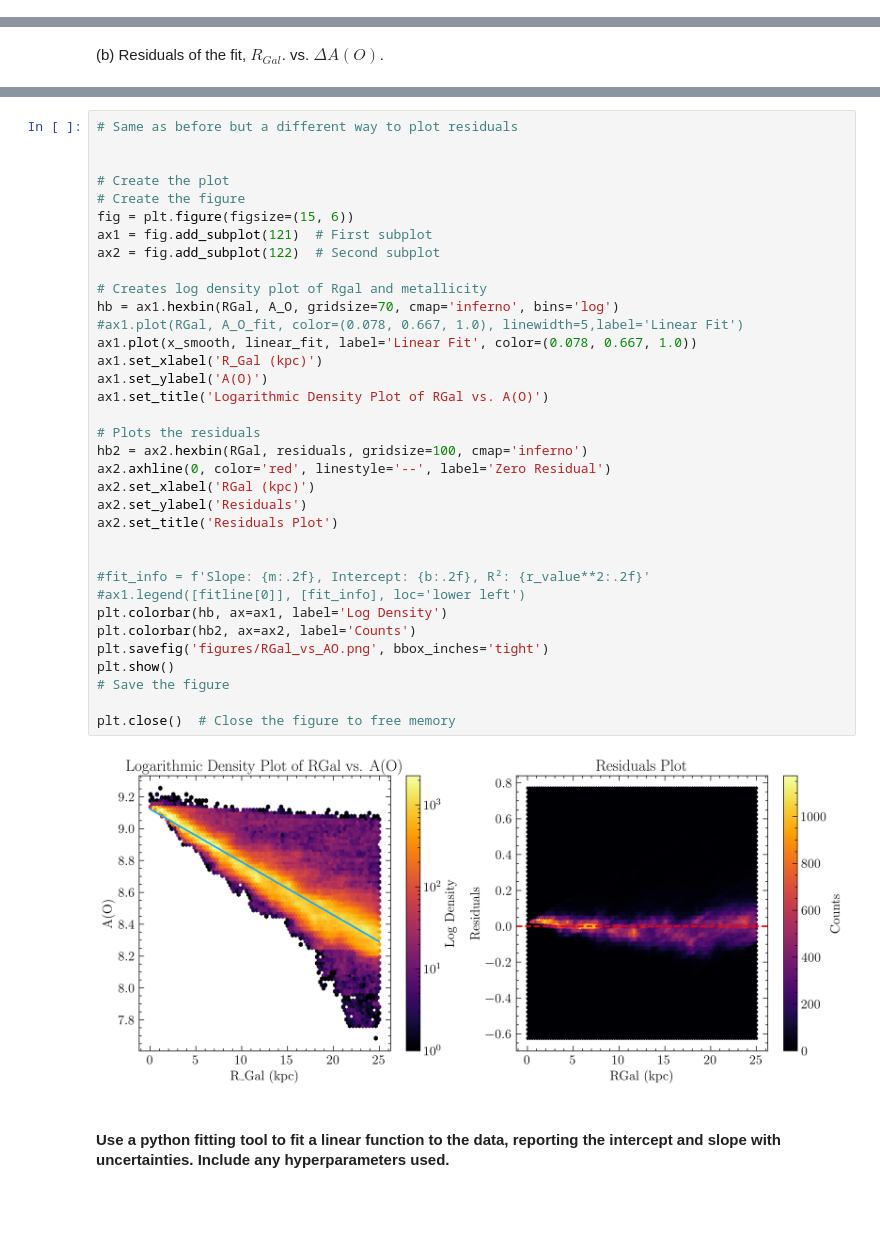
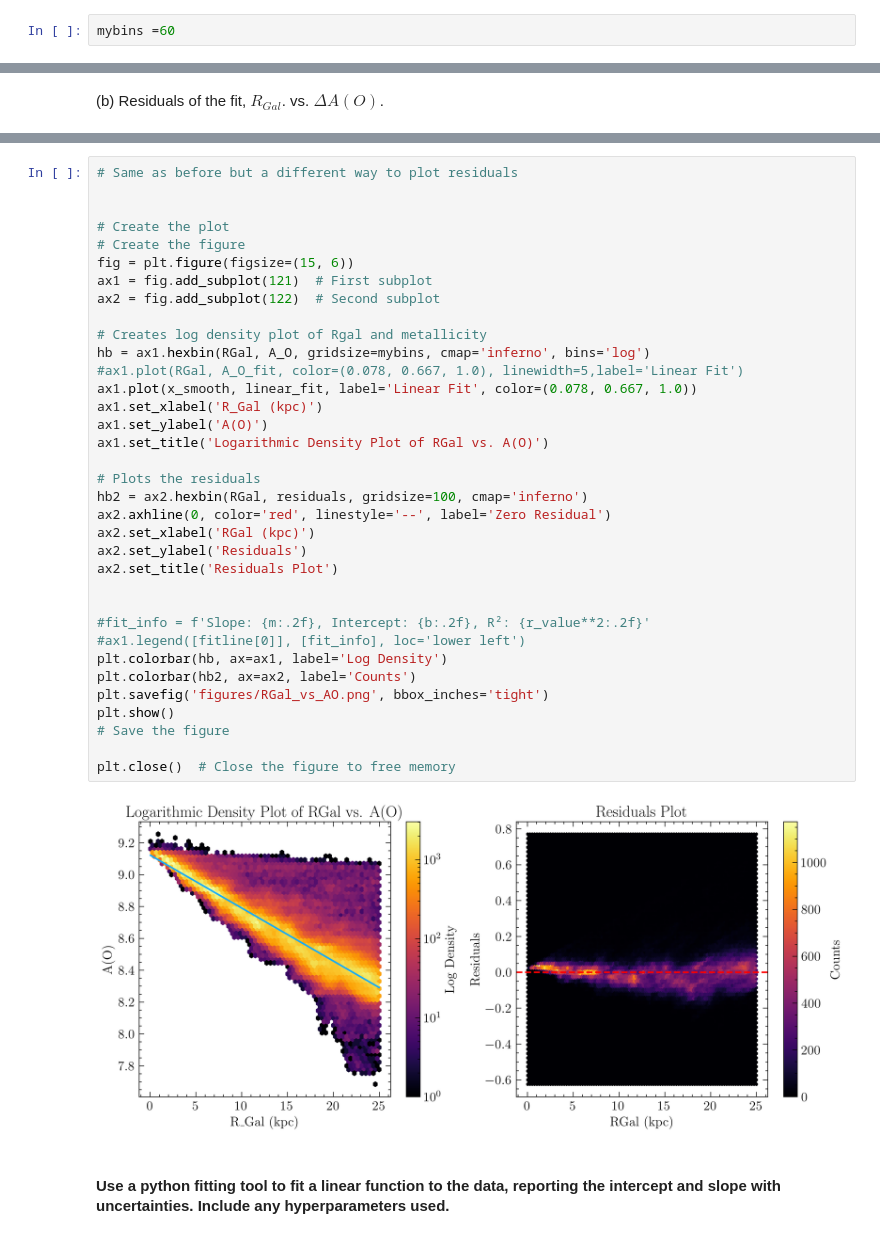
Before and after one commit to gkb21/ASTR4004_assignment3, a Jupyter notebook: assignment_3.ipynb, the cells around one changed output, grey strips where cells are left out. Cells and saved outputs as stored; diff of their text form; blank space fills up the shorter version.

```diff
--- a/assignment_3.ipynb
+++ b/assignment_3.ipynb
@@ -292,6 +292,8 @@ z = data_table['z']
 A_O = data_table['A_O']
 # Calculate RGal
 RGal = np.sqrt(x**2 + y**2 + z**2)
+# %%
+mybins =60
 # %%
 import statsmodels.api as sm
 
@@ -357,35 +359,35 @@ plt.close()  # Close the figure to free memory
 # Create the figure
 fig = plt.figure(figsize=(15, 6))
 ax1 = fig.add_subplot(121)  # First subplot
 ax2 = fig.add_subplot(122)  # Second subplot
 
 # Creates log density plot of Rgal and metallicity
-hb = ax1.hexbin(RGal, A_O, gridsize=70, cmap='inferno', bins='log')
+hb = ax1.hexbin(RGal, A_O, gridsize=mybins, cmap='inferno', bins='log')
 #ax1.plot(RGal, A_O_fit, color=(0.078, 0.667, 1.0), linewidth=5,label='Linear Fit')
 ax1.plot(x_smooth, linear_fit, label='Linear Fit', color=(0.078, 0.667, 1.0))
 ax1.set_xlabel('R_Gal (kpc)')
 ax1.set_ylabel('A(O)')
 ax1.set_title('Logarithmic Density Plot of RGal vs. A(O)')
 
 # Plots the residuals
 hb2 = ax2.hexbin(RGal, residuals, gridsize=100, cmap='inferno')
 ax2.axhline(0, color='red', linestyle='--', label='Zero Residual')
 ax2.set_xlabel('RGal (kpc)')
 ax2.set_ylabel('Residuals')
 ax2.set_title('Residuals Plot')
 
 
 #fit_info = f'Slope: {m:.2f}, Intercept: {b:.2f}, R²: {r_value**2:.2f}'
 #ax1.legend([fitline[0]], [fit_info], loc='lower left')
 plt.colorbar(hb, ax=ax1, label='Log Density')
 plt.colorbar(hb2, ax=ax2, label='Counts')
 plt.savefig('figures/RGal_vs_AO.png', bbox_inches='tight')
 plt.show()
 # Save the figure
 
 plt.close()  # Close the figure to free memory
 # %% [output]
-[figure, old version]
+[figure, new version]
 # %% [markdown]
 #### Use a python fitting tool to fit a linear function to the data, reporting the intercept and slope with uncertainties. Include any hyperparameters used.
 # %%
```
Also changed, not shown: parts of 12 cells of this notebook, 3 other files.
